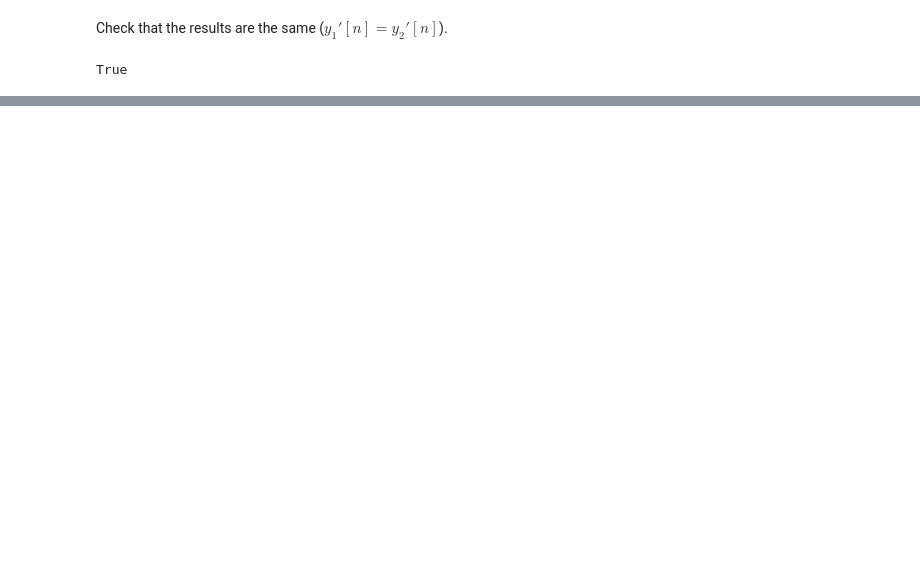
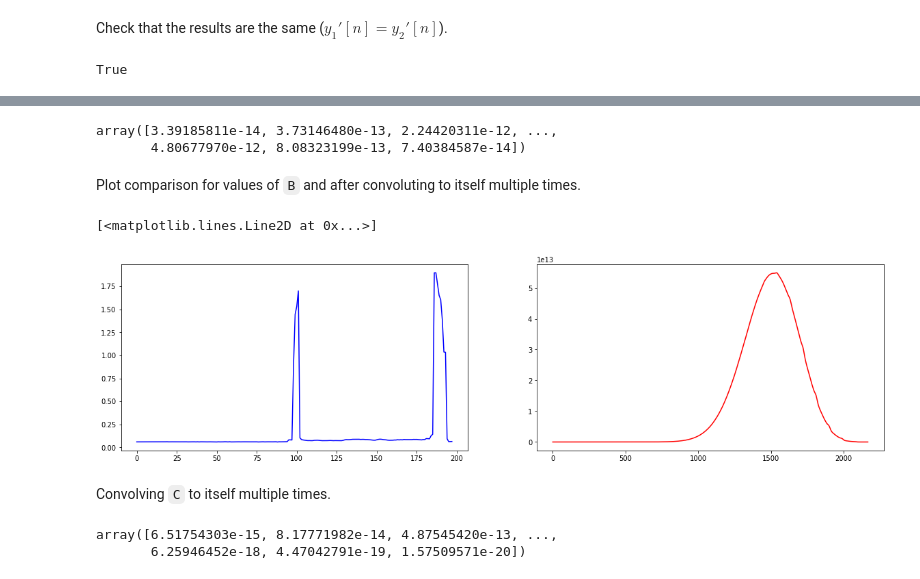
Before and after one commit to paucabral/dsp-activities, a Jupyter notebook: Activity 5 - Proving Mathematical Properties.ipynb, the cells around one changed output, grey strips where cells are left out. Drawn from its saved outputs; the diff is of its cells as text; code cells hidden in the pictures; blank space fills up the shorter version.

```diff
--- a/Activity 5 - Proving Mathematical Properties.ipynb
+++ b/Activity 5 - Proving Mathematical Properties.ipynb
@@ -237,0 +445,25 @@ True
+# %%
+b = np.copy(B)
+B_multiple = convolveMutipleTimes(b, 10)
+B_multiple
+# %% [output]
+array([3.39185811e-14, 3.73146480e-13, 2.24420311e-12, ...,
+       4.80677970e-12, 8.08323199e-13, 7.40384587e-14])
+# %% [markdown]
+Plot comparison for values of `B` and after convoluting to itself multiple times.
+# %%
+fig, axs = plt.subplots(1,2, figsize=(20,5))
+axs[0].plot(b, color='blue')
+axs[1].plot(B_multiple, color='red')
+# %% [output]
+[<matplotlib.lines.Line2D at 0x...>]
+[figure, added]
+# %% [markdown]
+Convolving `C` to itself multiple times.
+# %%
+c = np.copy(C)
+C_multiple = convolveMutipleTimes(c, 10)
+C_multiple
+# %% [output]
+array([6.51754303e-15, 8.17771982e-14, 4.87545420e-13, ...,
+       6.25946452e-18, 4.47042791e-19, 1.57509571e-20])
```
Also changed, not shown: parts of 31 cells of this notebook, 1 other file.
